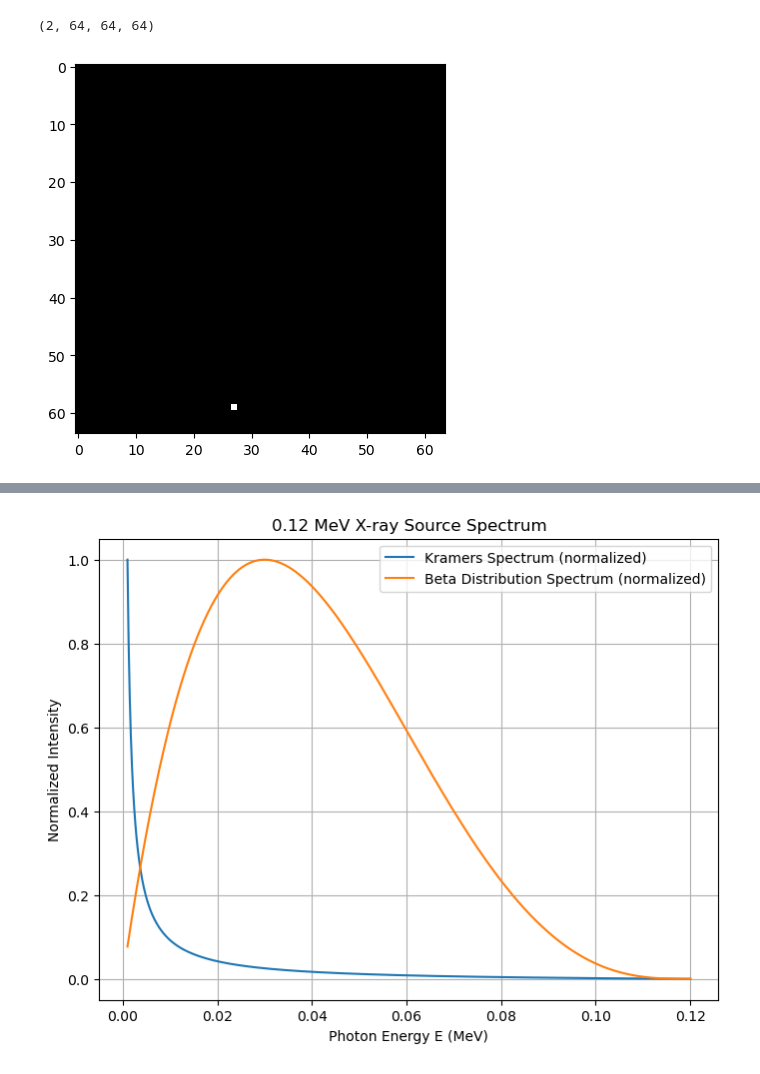
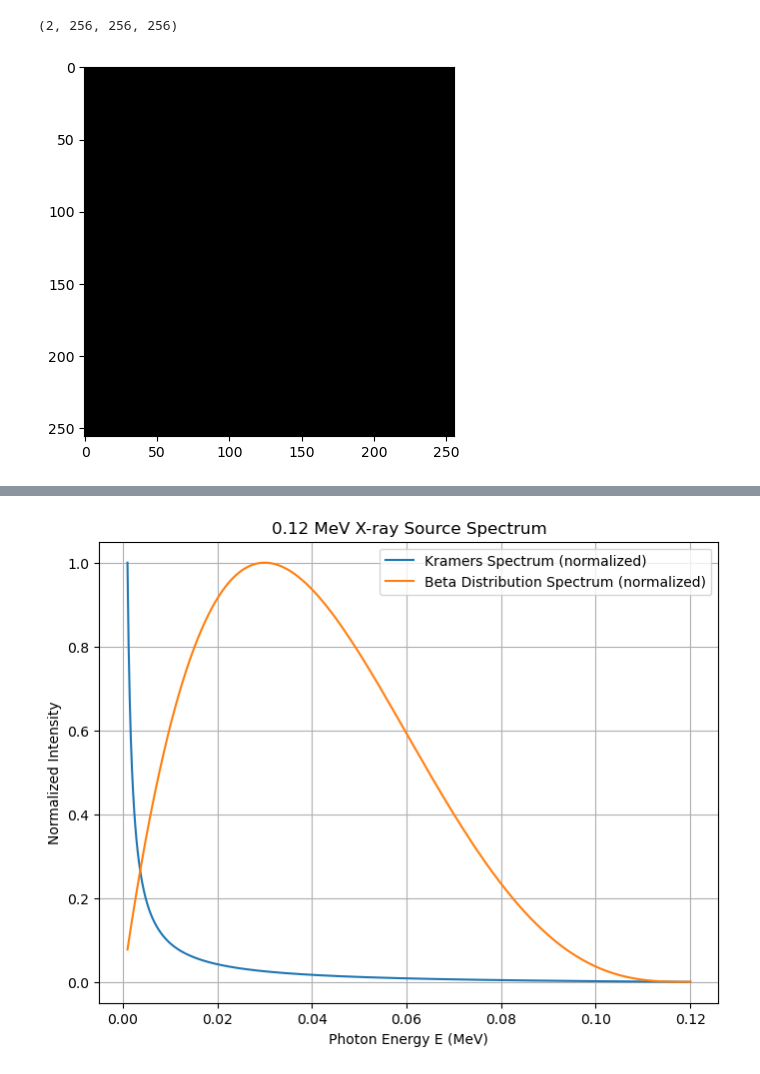
Before and after one commit to samuelnub/lircst-ana, a Jupyter notebook: src/AnalyticalCST.ipynb, the cells around one changed output, grey strips where cells are left out. Saved outputs shown, nothing was run; the diff lists cells and outputs as text; code cells hidden in the pictures.

```diff
--- a/src/AnalyticalCST.ipynb
+++ b/src/AnalyticalCST.ipynb
@@ -5,7 +5,7 @@
 
 import numpy as np
 
-phan_size: int = 64
+phan_size: int = 256
 channels: int = 2 # Channel 0: Scattering Coefficient, Channel 1: Attenuation Coefficient
 chan_scat_coef: int = 0
 chan_atten_coef: int = 1
@@ -46,33 +46,33 @@ def create_random_voxel_phantom(shape=(channels, phan_size, phan_size, phan_size
       elif shape_type == "cube":
         # Draw a cube
         voxel_indices = np.logical_and(np.abs(x - center_x) <= radius,
                                         np.logical_and(np.abs(y - center_y) <= radius,
                                                         np.abs(z - center_z) <= radius))
 
       elif shape_type == "ellipsoid":
           # Draw an ellipsoid with different radii along each axis
           a = radius  # x-axis radius
           b = radius * np.random.uniform(0.7, 1.3) # y-axis radius
           c = radius * np.random.uniform(0.7, 1.3) # z-axis radius
           voxel_indices = ((x - center_x)**2 / a**2) + ((y - center_y)**2 / b**2) + ((z - center_z)**2 / c**2) <= 1
       else:
         continue
 
       # Update the phantom
       phantom[chan_scat_coef][voxel_indices] = np.random.random()  # Assign random grayscale value
       phantom[chan_atten_coef][voxel_indices] = np.random.random()  # Assign random grayscale value for other channel
 
     return phantom
 
 # Generate and display a phantom
 phantom = create_random_voxel_phantom()
 print(phantom.shape)
 # You can now visualize or further process phantom
 # Using matplotlib for visualization
 import matplotlib.pyplot as plt
 plt.imshow(phantom[chan_scat_coef,0,:,:], cmap="gray")
 plt.show()
 # %% [output]
-(2, 64, 64, 64)
+(2, 256, 256, 256)
-[figure, old version]
+[figure, new version]
 # %%
```
Also changed, not shown: parts of 5 cells of this notebook.
